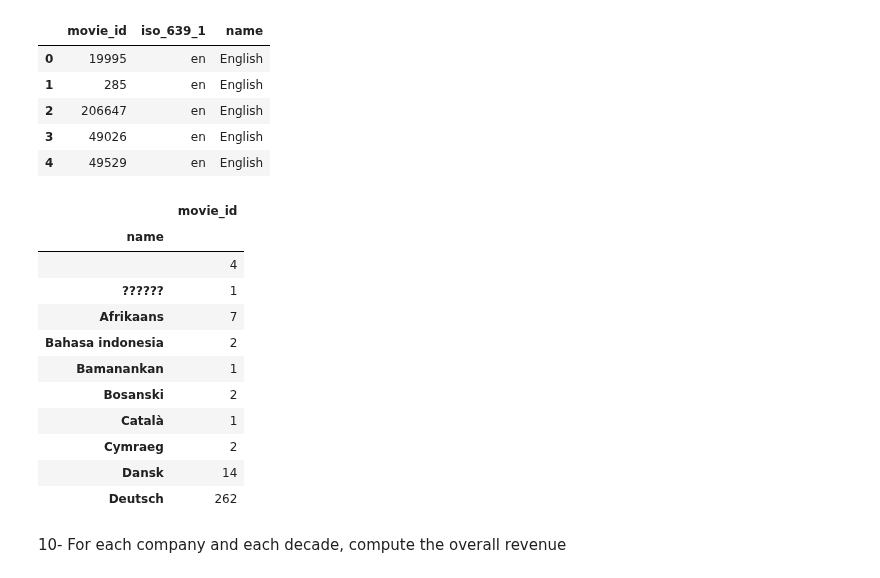
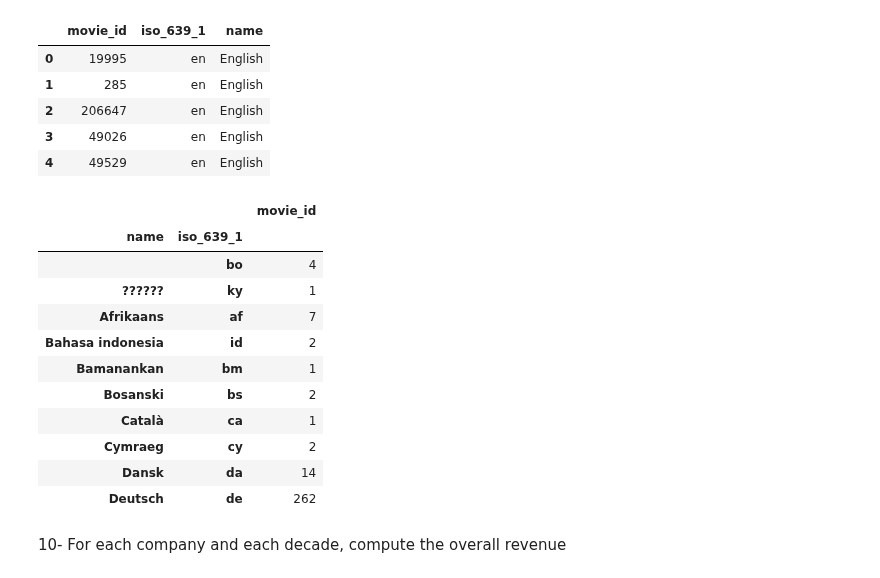
Before and after one commit to silviasantamaria/computerscience, a Jupyter notebook: Project+.ipynb, the cells around one changed output. Cells and saved outputs as stored; diff of their text form; code cells hidden in the pictures.

```diff
--- a/Project+.ipynb
+++ b/Project+.ipynb
@@ -459,21 +459,21 @@ df2.head()
 | 3 | 49026 | en | English |
 | 4 | 49529 | en | English |
 # %%
-lang= df2[['movie_id', 'name']].groupby('name').count()
+lang= df2[['movie_id', 'name', 'iso_639_1']].groupby(['name', 'iso_639_1']).count()
 lang.head(10)
 # %% [output]
-|  | movie_id |
-| name |  |
-|  | 4 |
-| ?????? | 1 |
-| Afrikaans | 7 |
-| Bahasa indonesia | 2 |
-| Bamanankan | 1 |
-| Bosanski | 2 |
-| Català | 1 |
-| Cymraeg | 2 |
-| Dansk | 14 |
-| Deutsch | 262 |
+|  |  | movie_id |
+| name | iso_639_1 |  |
+|  | bo | 4 |
+| ?????? | ky | 1 |
+| Afrikaans | af | 7 |
+| Bahasa indonesia | id | 2 |
+| Bamanankan | bm | 1 |
+| Bosanski | bs | 2 |
+| Català | ca | 1 |
+| Cymraeg | cy | 2 |
+| Dansk | da | 14 |
+| Deutsch | de | 262 |
 # %% [markdown]
 10- For each company and each decade, compute the overall revenue
 # %% [markdown]
```
